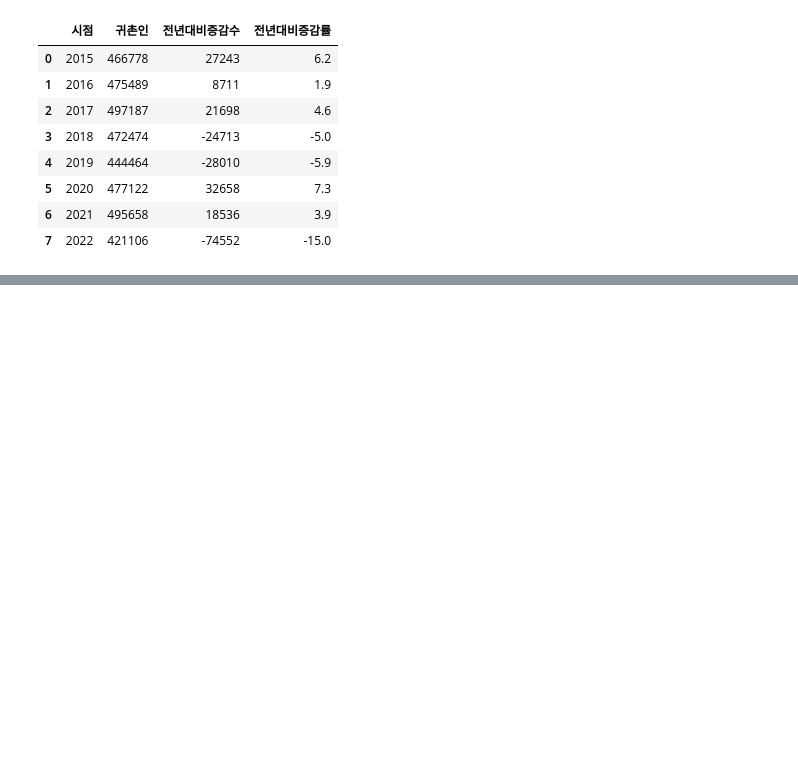
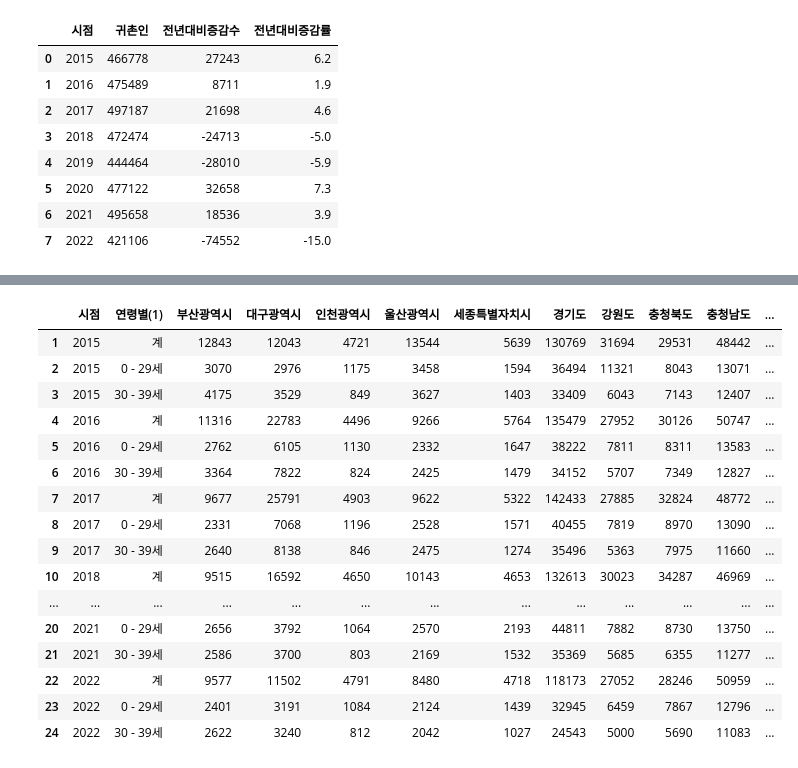
Before and after one commit to Aphian/data_science, a Jupyter notebook: 2_귀농_귀촌_연도별_증감률.ipynb, the cells around one changed output, grey strips where cells are left out. Cells and saved outputs as stored; diff of their text form; code cells hidden in the pictures; blank space fills up the shorter version.

```diff
--- a/2_귀농_귀촌_연도별_증감률.ipynb
+++ b/2_귀농_귀촌_연도별_증감률.ipynb
@@ -132,0 +344,3 @@ pd.read_csv('./data/년도별_귀촌인수.csv')
+# %%
+pd.set_option('display.float_format', lambda x: f'{x:.2f}')
+pd.DataFrame(region_rate)
@@ -132,0 +442,55 @@ pd.read_csv('./data/년도별_귀촌인수.csv')
+# %%
+region_home = pd.read_csv('./data/시도별_청년층_귀촌인(2015~2022).csv', encoding='cp949')
+# %%
+region_home.drop(columns='귀촌인수 (명)', inplace=True)
+# %%
+region_home.rename(columns={'귀촌인수 (명).1' : '부산광역시',
+                            '귀촌인수 (명).2' : '대구광역시',
+                            '귀촌인수 (명).3' : '인천광역시',
+                            '귀촌인수 (명).4' : '울산광역시',
+                            '귀촌인수 (명).5' : '세종특별자치시',
+                            '귀촌인수 (명).6' : '경기도',
+                            '귀촌인수 (명).7' : '강원도',
+                            '귀촌인수 (명).8' : '충청북도',
+                            '귀촌인수 (명).9' : '충청남도',
+                            '귀촌인수 (명).10' : '전라북도',
+                            '귀촌인수 (명).11' : '전라남도',
+                            '귀촌인수 (명).12' : '경상북도',
+                            '귀촌인수 (명).13' : '경상남도',
+                            '귀촌인수 (명).14' : '제주특별자치도',}, inplace=True)
+region_home.drop(index=0, inplace=True)
+# %%
+region_home = region_home.astype({'부산광역시' : int,
+                                  '대구광역시' : int,
+                                  '인천광역시' : int,
+                                  '울산광역시' : int,
+                                  '세종특별자치시' : int,
+                                  '경기도' : int,
+                                  '강원도' : int,
+                                  '충청북도' : int,
+                                  '충청남도' : int,
+                                  '전라북도' : int,
+                                  '전라남도' : int,
+                                  '경상북도' : int,
+                                  '경상남도' : int,
+                                  '제주특별자치도' : int,
+                                 })
+region_home
+# %% [output]
+|  | 시점 | 연령별(1) | 부산광역시 | 대구광역시 | 인천광역시 | 울산광역시 | 세종특별자치시 | 경기도 | 강원도 | 충청북도 | 충청남도 | ... |
+| 1 | 2015 | 계 | 12843 | 12043 | 4721 | 13544 | 5639 | 130769 | 31694 | 29531 | 48442 | ... |
+| 2 | 2015 | 0 - 29세 | 3070 | 2976 | 1175 | 3458 | 1594 | 36494 | 11321 | 8043 | 13071 | ... |
+| 3 | 2015 | 30 - 39세 | 4175 | 3529 | 849 | 3627 | 1403 | 33409 | 6043 | 7143 | 12407 | ... |
+| 4 | 2016 | 계 | 11316 | 22783 | 4496 | 9266 | 5764 | 135479 | 27952 | 30126 | 50747 | ... |
+| 5 | 2016 | 0 - 29세 | 2762 | 6105 | 1130 | 2332 | 1647 | 38222 | 7811 | 8311 | 13583 | ... |
+| 6 | 2016 | 30 - 39세 | 3364 | 7822 | 824 | 2425 | 1479 | 34152 | 5707 | 7349 | 12827 | ... |
+| 7 | 2017 | 계 | 9677 | 25791 | 4903 | 9622 | 5322 | 142433 | 27885 | 32824 | 48772 | ... |
+| 8 | 2017 | 0 - 29세 | 2331 | 7068 | 1196 | 2528 | 1571 | 40455 | 7819 | 8970 | 13090 | ... |
+| 9 | 2017 | 30 - 39세 | 2640 | 8138 | 846 | 2475 | 1274 | 35496 | 5363 | 7975 | 11660 | ... |
+| 10 | 2018 | 계 | 9515 | 16592 | 4650 | 10143 | 4653 | 132613 | 30023 | 34287 | 46969 | ... |
+| ... | ... | ... | ... | ... | ... | ... | ... | ... | ... | ... | ... | ... |
+| 20 | 2021 | 0 - 29세 | 2656 | 3792 | 1064 | 2570 | 2193 | 44811 | 7882 | 8730 | 13750 | ... |
+| 21 | 2021 | 30 - 39세 | 2586 | 3700 | 803 | 2169 | 1532 | 35369 | 5685 | 6355 | 11277 | ... |
+| 22 | 2022 | 계 | 9577 | 11502 | 4791 | 8480 | 4718 | 118173 | 27052 | 28246 | 50959 | ... |
+| 23 | 2022 | 0 - 29세 | 2401 | 3191 | 1084 | 2124 | 1439 | 32945 | 6459 | 7867 | 12796 | ... |
+| 24 | 2022 | 30 - 39세 | 2622 | 3240 | 812 | 2042 | 1027 | 24543 | 5000 | 5690 | 11083 | ... |
```
Also changed, not shown: parts of 85 cells of this notebook, 20 other files.
